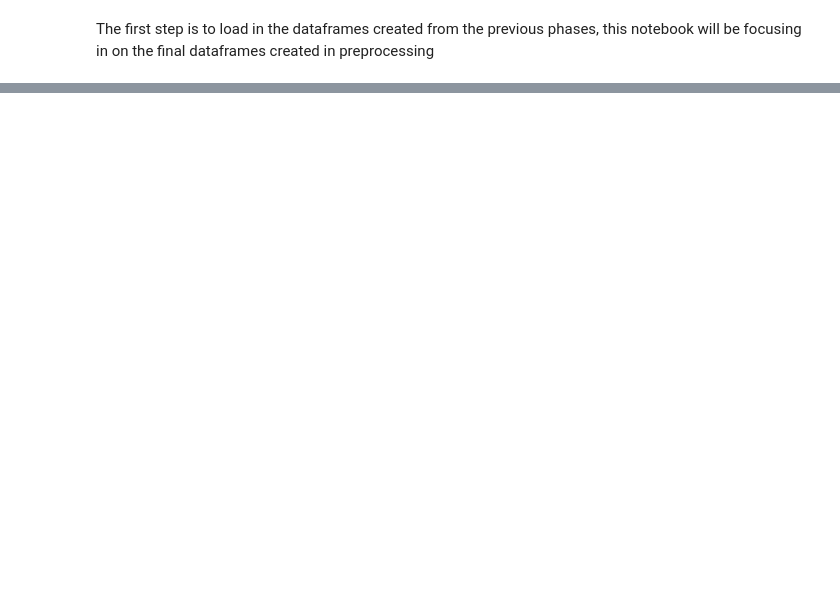
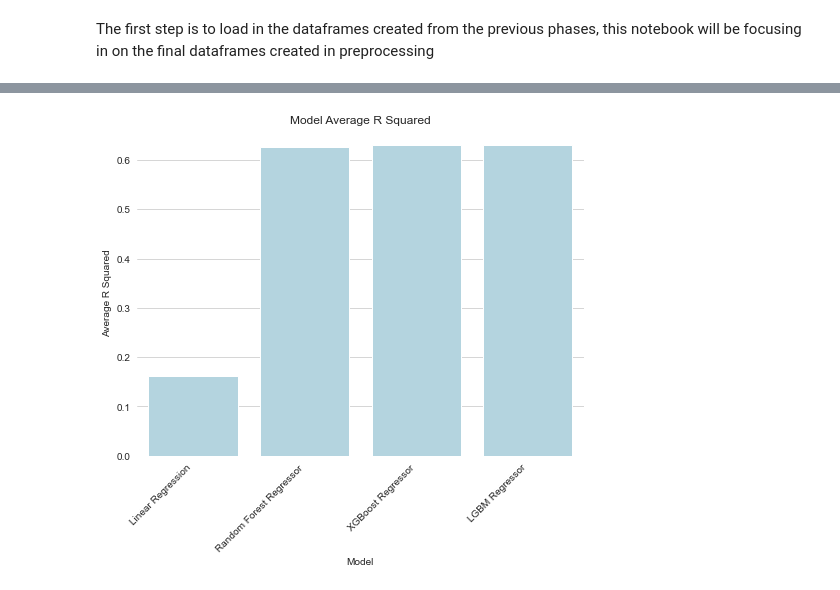
Before and after one commit to AutomationKay/Data-Science-, a Jupyter notebook: Capstone 2/notebooks/Capstone_2_Model.ipynb, the cells around one changed output, grey strips where cells are left out. Saved outputs shown, nothing was run; the diff lists cells and outputs as text; code cells hidden in the pictures; blank space fills up the shorter version.

```diff
--- a/Capstone 2/notebooks/Capstone_2_Model.ipynb
+++ b/Capstone 2/notebooks/Capstone_2_Model.ipynb
@@ -179,0 +240,2 @@ KeyError: ('mvp_won_No', 'mvp_won_Yes')
+# %%
+rf_avg_mae, rf_avg_r2, rf_accuracy, rf_summary, rf_method, rf_cols = run_model_average(df=testing_df, method=forest, print_metrics=True)
@@ -179,0 +387,22 @@ KeyError: ('mvp_won_No', 'mvp_won_Yes')
+# %%
+sns.set_style("whitegrid")
+
+fig, ax = plt.subplots(figsize=(8, 6))
+
+sns.barplot(
+    x="Model",
+    y='average R squared',
+    data=model_summary_df,
+    color="lightblue",
+    ax=ax,
+)
+
+sns.despine(left=True, bottom=True)
+ax.set_xlabel("Model")
+ax.set_ylabel("Average R Squared")
+ax.set_title("Model Average R Squared")
+plt.xticks(rotation=45, ha="right")
+
+plt.show()
+# %% [output]
+[figure, added]
```
Also changed, not shown: parts of 36 cells of this notebook, 7 other files.
